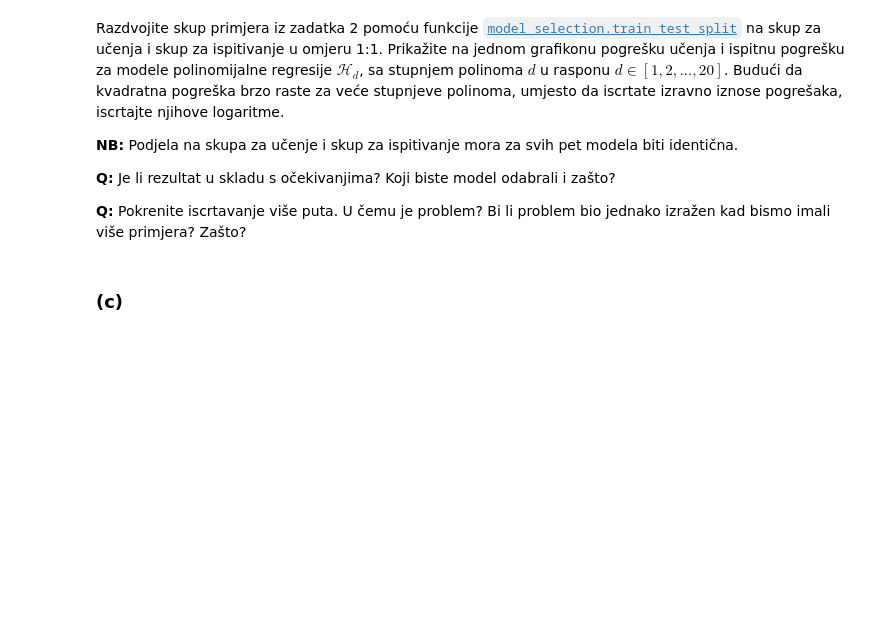
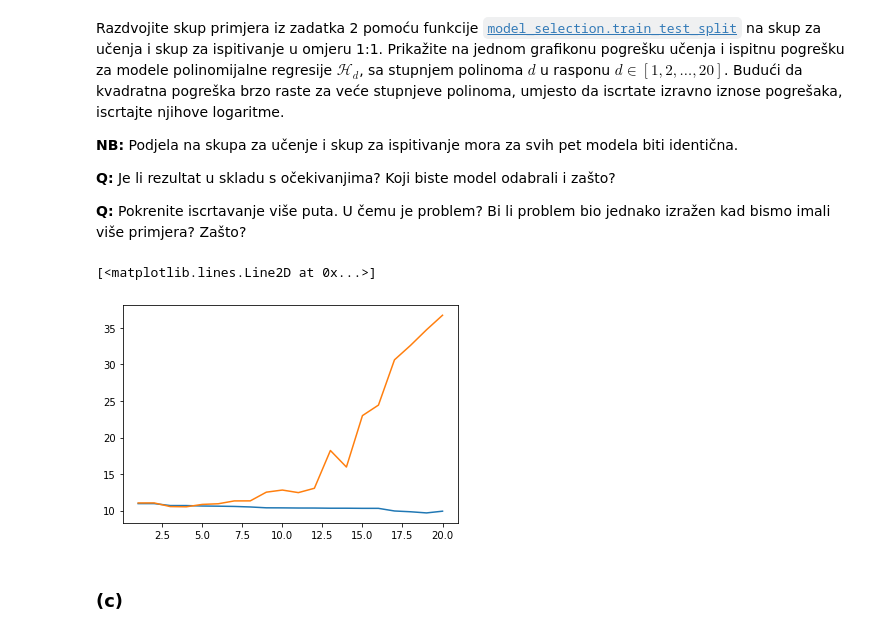
Before and after one commit to tomislavbjelcic/fer-tomislav, a Jupyter notebook: semestar_7/strojno/lab/SU1-2021-03-04-Regresija.ipynb, the cells around one changed output. Saved outputs shown, nothing was run; the diff lists cells and outputs as text; code cells hidden in the pictures; blank space fills up the shorter version.

```diff
--- a/semestar_7/strojno/lab/SU1-2021-03-04-Regresija.ipynb
+++ b/semestar_7/strojno/lab/SU1-2021-03-04-Regresija.ipynb
@@ -219,3 +258,30 @@ from sklearn.model_selection import train_test_split
+# %%
+from sklearn.model_selection import train_test_split
+# Vaš kôd ovdje
+d_list = [d for d in range(1,21)]
+data_train, data_test = train_test_split(D_unlabeled, train_size=0.5)
+y_true_train = make_labels(data_train, f, noise=stddev)
+y_true_test = make_labels(data_test, f, noise=stddev)
+log_train_errors, log_test_errors = [], []
+for d in d_list:
+    poly_feat = PolynomialFeatures(degree=d, include_bias=False)
+    X_poly_train = poly_feat.fit_transform(data_train)
+    X_poly_test = poly_feat.fit_transform(data_test)
+    poly_reg = LinearRegression()
+    poly_reg.fit(X_poly_train, y_true_train)
+
+    y_pred_train = poly_reg.predict(X_poly_train)
+    y_pred_test = poly_reg.predict(X_poly_test)
+    mse_train = mean_squared_error(y_true_train, y_pred_train)
+    mse_test = mean_squared_error(y_true_test, y_pred_test)
+    log_train_errors.append(np.log(mse_train))
+    log_test_errors.append(np.log(mse_test))
+
+plt.plot(d_list, log_train_errors)
+plt.plot(d_list, log_test_errors)
+# %% [output]
+[<matplotlib.lines.Line2D at 0x...>]
+[figure, added]
 # %% [markdown]
 ### (c)
 # %% [markdown]
```
Also changed, not shown: parts of 12 cells of this notebook, 1 other file.
